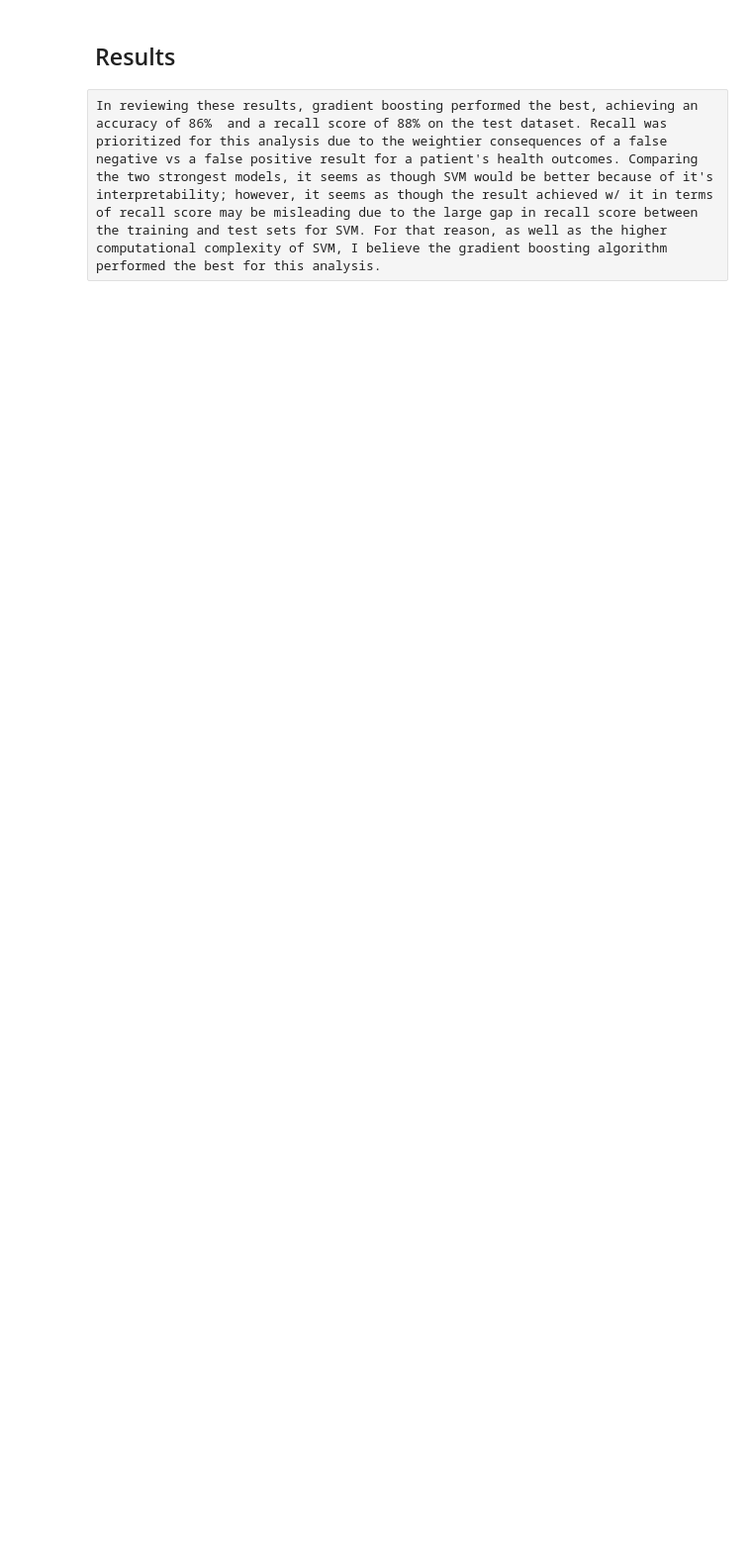
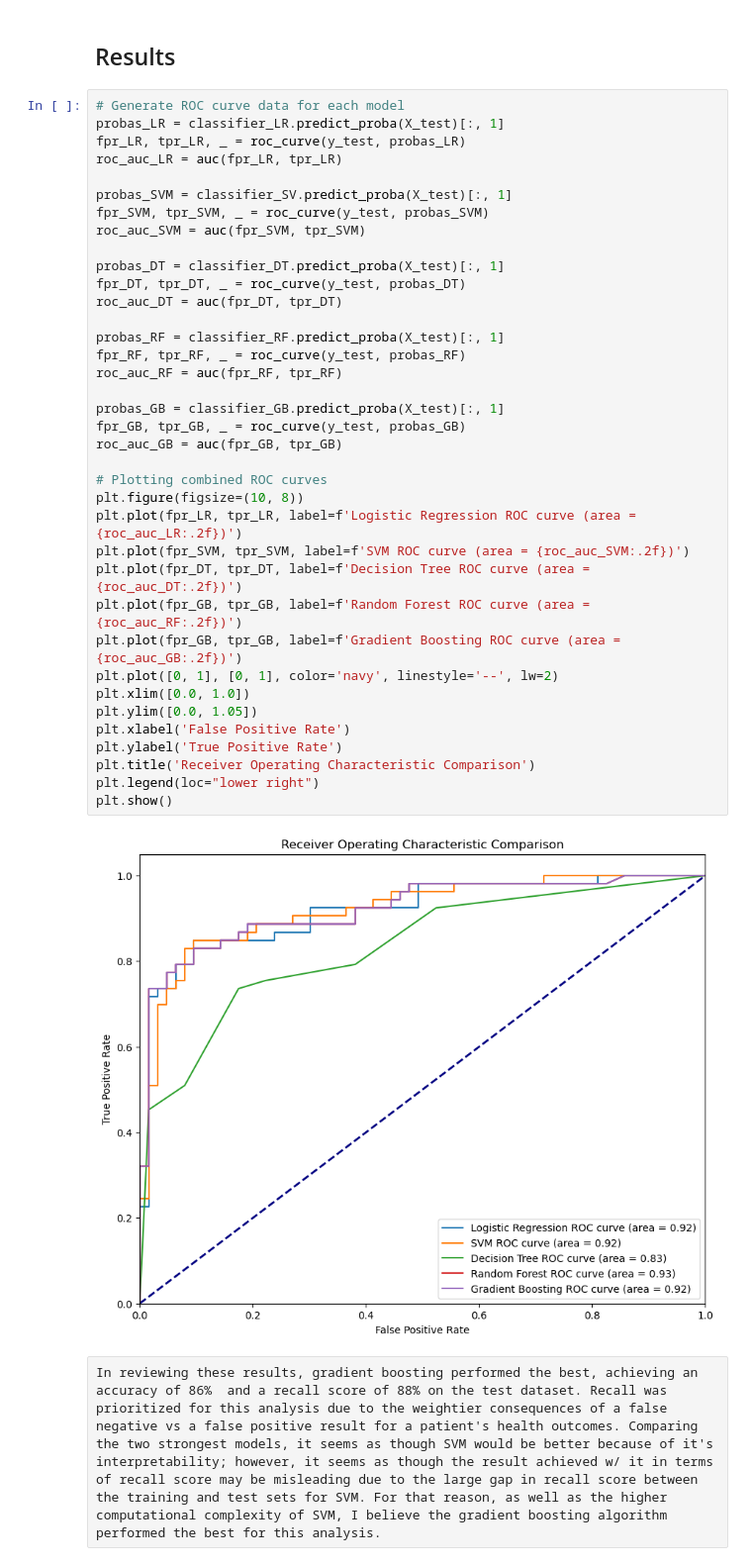
Before and after one commit to QMeier/heart-disease-capstone, a Jupyter notebook: 5_modeling.ipynb, the cells around one changed output. Shown at 99% size. Saved outputs shown, nothing was run; the diff lists cells and outputs as text; blank space fills up the shorter version.

```diff
--- a/5_modeling.ipynb
+++ b/5_modeling.ipynb
@@ -553,5 +596,44 @@ plt.show()
 [figure]
 # %% [markdown]
 ## Results
+# %%
+# Generate ROC curve data for each model
+probas_LR = classifier_LR.predict_proba(X_test)[:, 1]
+fpr_LR, tpr_LR, _ = roc_curve(y_test, probas_LR)
+roc_auc_LR = auc(fpr_LR, tpr_LR)
+
+probas_SVM = classifier_SV.predict_proba(X_test)[:, 1]
+fpr_SVM, tpr_SVM, _ = roc_curve(y_test, probas_SVM)
+roc_auc_SVM = auc(fpr_SVM, tpr_SVM)
+
+probas_DT = classifier_DT.predict_proba(X_test)[:, 1]
+fpr_DT, tpr_DT, _ = roc_curve(y_test, probas_DT)
+roc_auc_DT = auc(fpr_DT, tpr_DT)
+
+probas_RF = classifier_RF.predict_proba(X_test)[:, 1]
+fpr_RF, tpr_RF, _ = roc_curve(y_test, probas_RF)
+roc_auc_RF = auc(fpr_RF, tpr_RF)
+
+probas_GB = classifier_GB.predict_proba(X_test)[:, 1]
+fpr_GB, tpr_GB, _ = roc_curve(y_test, probas_GB)
+roc_auc_GB = auc(fpr_GB, tpr_GB)
+
+# Plotting combined ROC curves
+plt.figure(figsize=(10, 8))
+plt.plot(fpr_LR, tpr_LR, label=f'Logistic Regression ROC curve (area = {roc_auc_LR:.2f})')
+plt.plot(fpr_SVM, tpr_SVM, label=f'SVM ROC curve (area = {roc_auc_SVM:.2f})')
+plt.plot(fpr_DT, tpr_DT, label=f'Decision Tree ROC curve (area = {roc_auc_DT:.2f})')
+plt.plot(fpr_GB, tpr_GB, label=f'Random Forest ROC curve (area = {roc_auc_RF:.2f})')
+plt.plot(fpr_GB, tpr_GB, label=f'Gradient Boosting ROC curve (area = {roc_auc_GB:.2f})')
+plt.plot([0, 1], [0, 1], color='navy', linestyle='--', lw=2)
+plt.xlim([0.0, 1.0])
+plt.ylim([0.0, 1.05])
+plt.xlabel('False Positive Rate')
+plt.ylabel('True Positive Rate')
+plt.title('Receiver Operating Characteristic Comparison')
+plt.legend(loc="lower right")
+plt.show()
+# %% [output]
+[figure, added]
 # %% [raw]
 In reviewing these results, gradient boosting performed the best, achieving an accuracy of 86%  and a recall score of 88% on the test dataset. Recall was prioritized for this analysis due to the weightier consequences of a false negative vs a false positive result for a patient's health outcomes. Comparing the two strongest models, it seems as though SVM would be better because of it's interpretability; however, it seems as though the result achieved w/ it in terms of recall score may be misleading due to the large gap in recall score between the training and test sets for SVM. For that reason, as well as the higher computational complexity of SVM, I believe the gradient boosting algorithm performed the best for this analysis.
```
Also changed, not shown: parts of 17 cells of this notebook, 4 other files.
